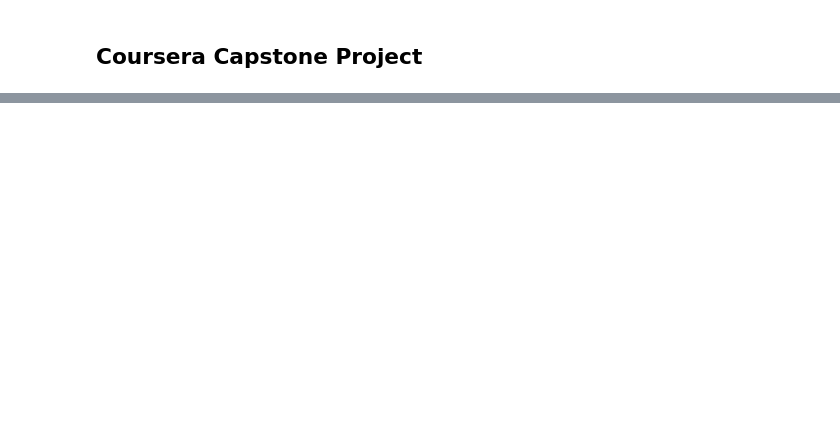
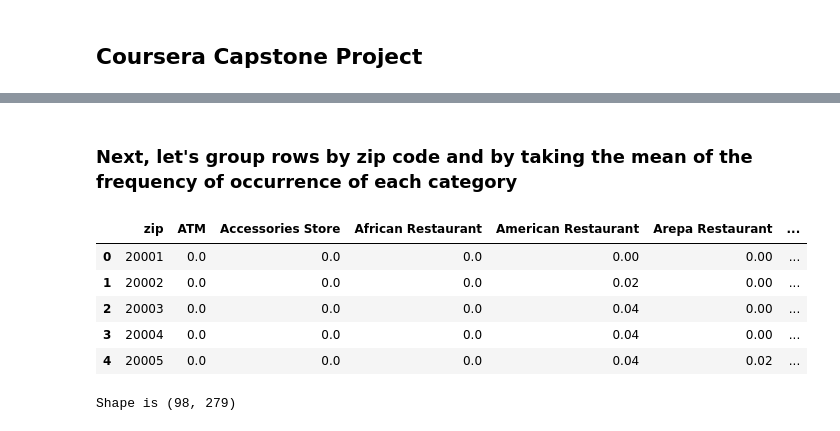
Before and after one commit to mpamal/Coursera_Capstone, a Jupyter notebook: Coursera_Capstone.ipynb, the cells around one changed output, grey strips where cells are left out. Cells and saved outputs as stored; diff of their text form; code cells hidden in the pictures; blank space fills up the shorter version.

```diff
--- a/Coursera_Capstone.ipynb
+++ b/Coursera_Capstone.ipynb
@@ -40,0 +174,16 @@ wget.download(url, "venues.json")
+# %% [markdown]
+### Next, let's group rows by zip code and by taking the mean of the frequency of occurrence of each category
+# %%
+dc_grouped = dc_onehot.groupby('zip').mean().reset_index()
+dc_grouped.head()
+# %% [output]
+|  | zip | ATM | Accessories Store | African Restaurant | American Restaurant | Arepa Restaurant | ... |
+| 0 | 20001 | 0.0 | 0.0 | 0.0 | 0.00 | 0.00 | ... |
+| 1 | 20002 | 0.0 | 0.0 | 0.0 | 0.02 | 0.00 | ... |
+| 2 | 20003 | 0.0 | 0.0 | 0.0 | 0.04 | 0.00 | ... |
+| 3 | 20004 | 0.0 | 0.0 | 0.0 | 0.04 | 0.00 | ... |
+| 4 | 20005 | 0.0 | 0.0 | 0.0 | 0.04 | 0.02 | ... |
+# %%
+print('Shape is {} '.format(dc_grouped.shape))
+# %% [output]
+Shape is (98, 279)
```
Also changed, not shown: parts of 23 cells of this notebook, 2 other files.
